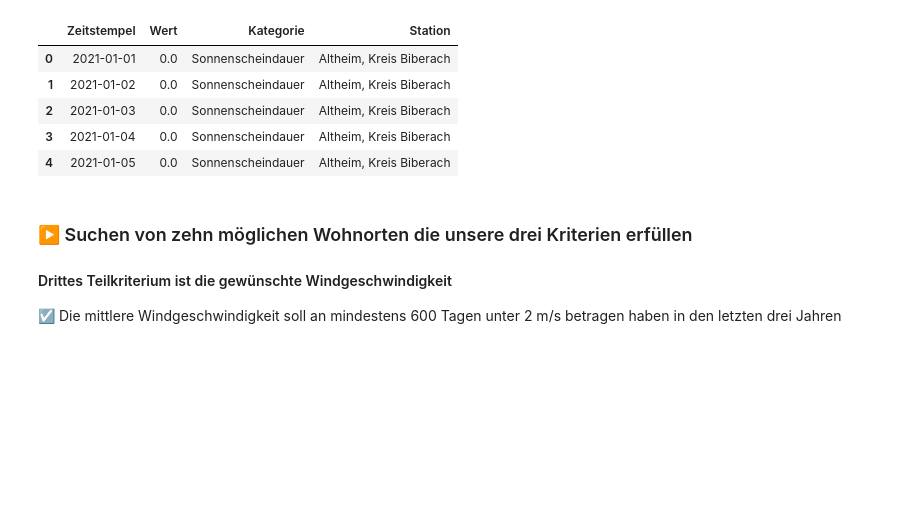
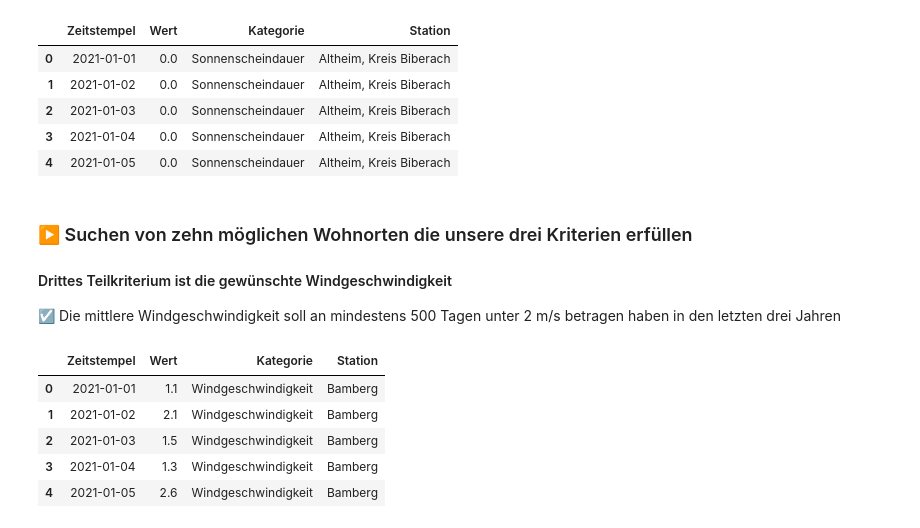
Before and after one commit to Gizmo-Labs/Statistical-Computing, a Jupyter notebook: Data-Analysis.ipynb, the cells around one changed output. Cells and saved outputs as stored; diff of their text form; code cells hidden in the pictures; blank space fills up the shorter version.

```diff
--- a/Data-Analysis.ipynb
+++ b/Data-Analysis.ipynb
@@ -153,7 +153,7 @@ df_criteria_2.head()
 
 #### Drittes Teilkriterium ist die gewünschte Windgeschwindigkeit
 
-☑️ Die mittlere Windgeschwindigkeit soll an mindestens 600 Tagen unter 2 m/s betragen haben in den letzten drei Jahren
+☑️ Die mittlere Windgeschwindigkeit soll an mindestens 500 Tagen unter 2 m/s betragen haben in den letzten drei Jahren
 # %%
 # Wir filtern den gesamten Datensatz nach den Kriterien "Windgeschwindigkeit" in allen Jahren seit 2021
 df_wind_last_three_years = df.loc[((df['Kategorie'] == "Windgeschwindigkeit")
@@ -170,38 +170,45 @@ df_wind_speed = df_wind_last_three_years.query('Wert <= 2.0')
 df_wind_speed = df_wind_speed.groupby('Station')[['Wert']].agg(['count']).reset_index()
 
 ######################################
 
 # Auflösen der Mulit-Index Spalte in eine
 df_wind_speed.columns = ["_".join(c) for c in df_wind_speed.columns]
 
 # Dann umbennen in etwas sinnvolles
 df_wind_speed = df_wind_speed.rename(columns={'Station_':'Station', 'Wert_count':'Anzahl'})
 
 ######################################
 
-# An mindestens 600 Tagen wollen wir weniger Wind als 2 m/s
-df_twohundred_winds = df_wind_speed.query('Anzahl >= 600')
-df_twohundred_winds = df_twohundred_winds.sort_values(by=('Anzahl'), ascending=False).reset_index(drop=True)
+# An mindestens 500 Tagen wollen wir weniger Wind als 2 m/s
+df_fivehundred_winds = df_wind_speed.query('Anzahl >= 500')
+df_fivehundred_winds = df_fivehundred_winds.sort_values(by=('Anzahl'), ascending=False).reset_index(drop=True)
 
 #print(df_twohundred_winds.head())
 
 ######################################
 
 # Wir erhalten ein Data-Frame nur mit den Stationen welche die Kriterien erfüllen
-df_wind_places = df_twohundred_winds.loc[:, ['Station']]
+df_wind_places = df_fivehundred_winds.loc[:, ['Station']]
 df_wind_places = df_wind_places.sort_values(by=('Station'), ascending=True).reset_index(drop=True)
 
 # Auskommentieren für eine Liste aller Orte
 #for i in range(len(df_wind_places)):
  #   print("Ort" + str([i+1]) + ":" + df_wind_places['Station'][i])
 
 ######################################
 
 # Aus den Datensätzen der letzten drei Jahre wollen wir nur die Stationen welche die Kriterien erfüllen
 df_criteria_3 = pd.merge(df_wind_last_three_years, df_wind_places, how="inner",
                 on=['Station']).sort_values(by=(['Station', 'Zeitstempel']), ascending=True).reset_index(drop=True)
 
-#df_criteria_3.head()
+df_criteria_3.head()
+# %% [output]
+|  | Zeitstempel | Wert | Kategorie | Station |
+| 0 | 2021-01-01 | 1.1 | Windgeschwindigkeit | Bamberg |
+| 1 | 2021-01-02 | 2.1 | Windgeschwindigkeit | Bamberg |
+| 2 | 2021-01-03 | 1.5 | Windgeschwindigkeit | Bamberg |
+| 3 | 2021-01-04 | 1.3 | Windgeschwindigkeit | Bamberg |
+| 4 | 2021-01-05 | 2.6 | Windgeschwindigkeit | Bamberg |
 # %%
 # Berechnungen für "min", "max", "mean", "var" and "std" für jedes Kriterium, sortiert nach der Varianz
 # Legende :
```
Also changed, not shown: parts of 8 cells of this notebook.
